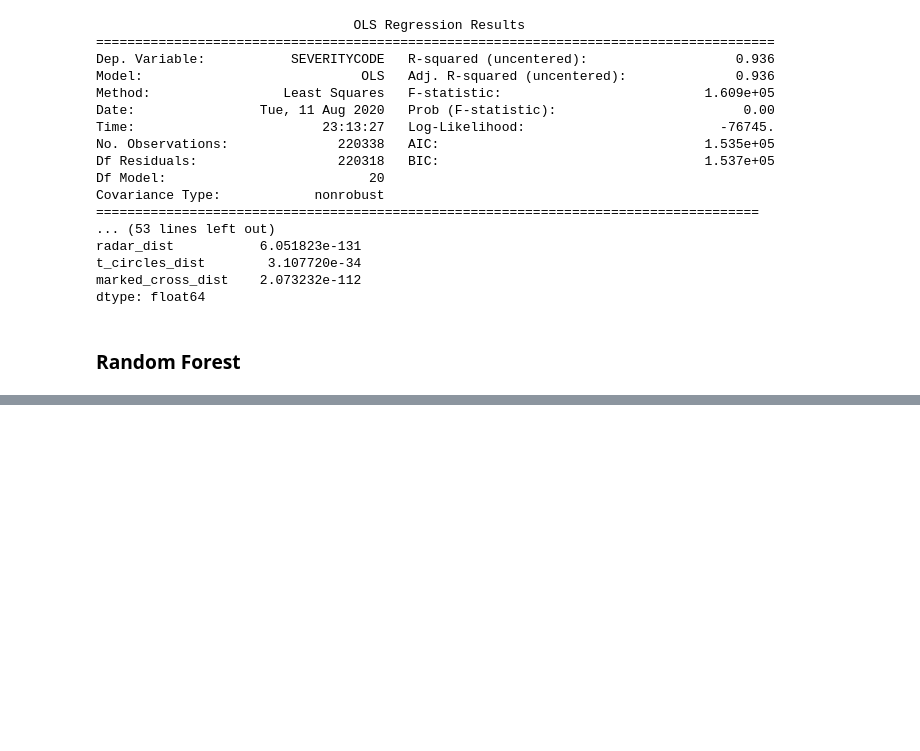
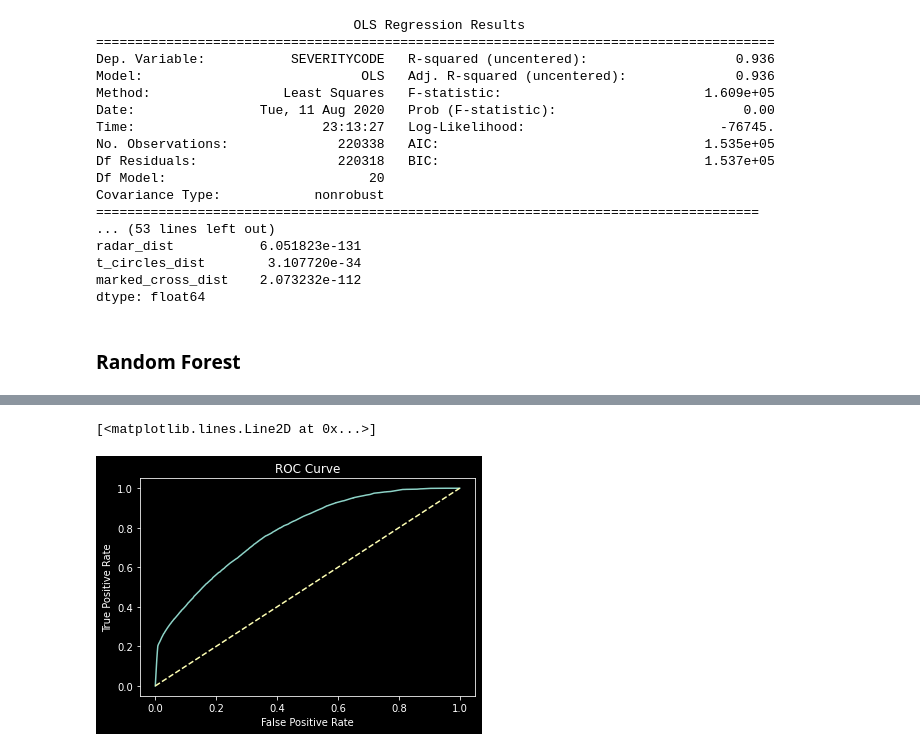
Before and after one commit to DataCircles/traffic_collisions_ml_team1, a Jupyter notebook: notebooks/cindy_model1.ipynb, the cells around one changed output, grey strips where cells are left out. Cells and saved outputs as stored; diff of their text form; code cells hidden in the pictures; blank space fills up the shorter version.

```diff
--- a/notebooks/cindy_model1.ipynb
+++ b/notebooks/cindy_model1.ipynb
@@ -506,0 +559,12 @@ x2 = data
+# %%
+fpr, tpr, thresholds = roc_curve(y_test, y_pred)
+
+fig, ax = plt.subplots()
+ax.plot(fpr, tpr)
+ax.set_title('ROC Curve')
+ax.set_xlabel('False Positive Rate')
+ax.set_ylabel('True Positive Rate')
+ax.plot(np.linspace(0,1,100), np.linspace(0,1,100), '--')
+# %% [output]
+[<matplotlib.lines.Line2D at 0x...>]
+[figure, added]
```
Also changed, not shown: parts of 13 cells of this notebook.
